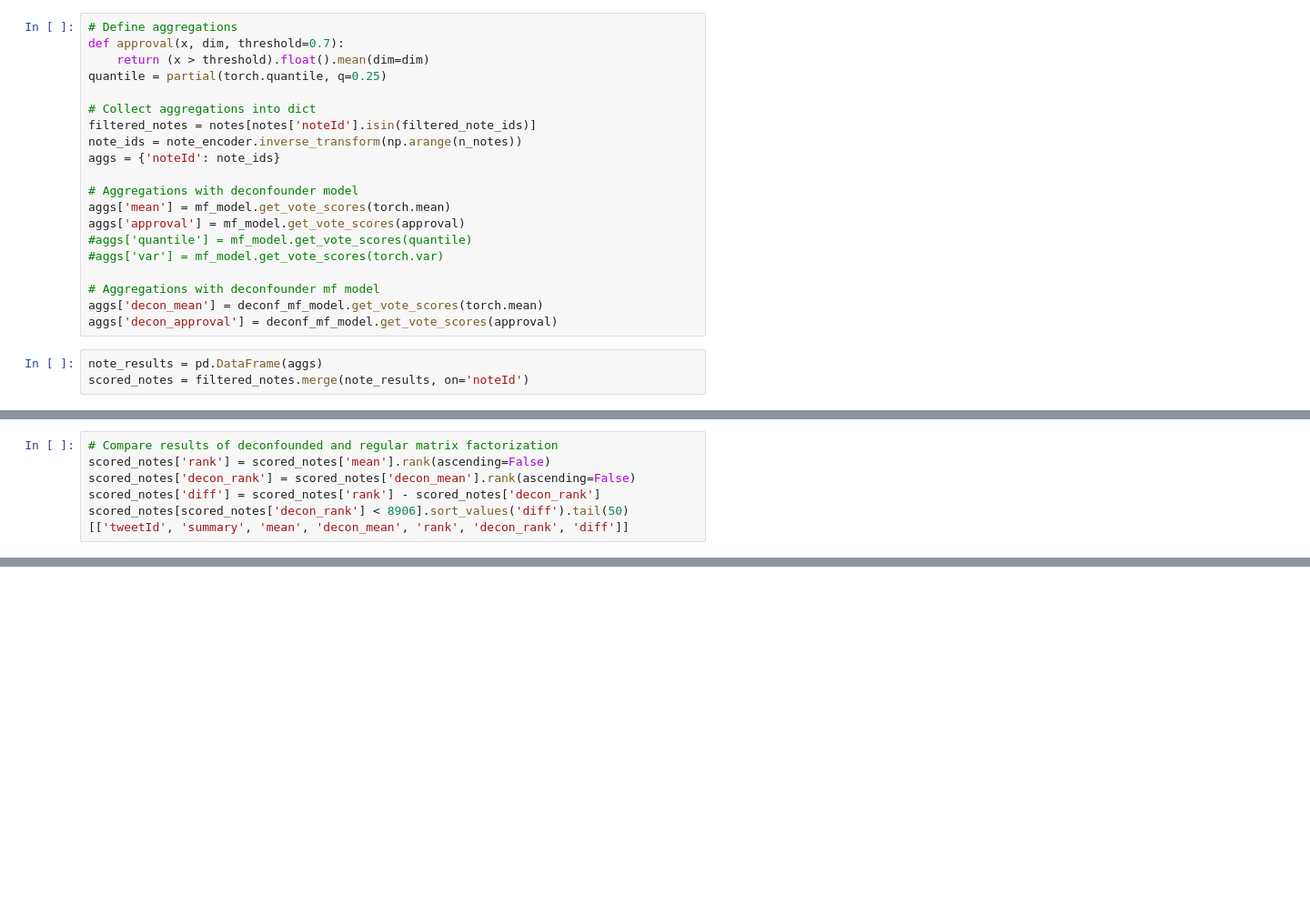
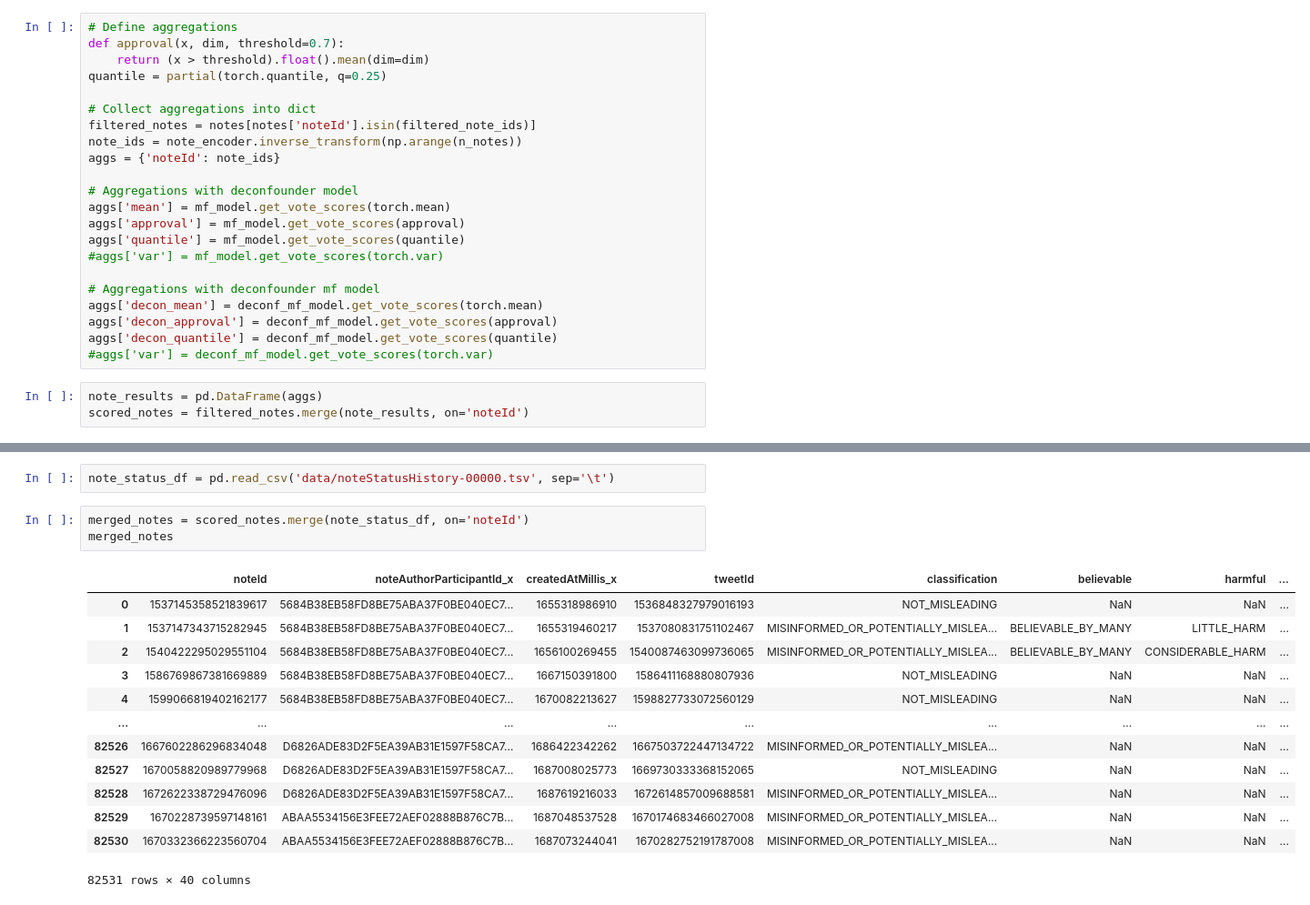
Before and after one commit to smilli/voting, a Jupyter notebook: community_notes.ipynb, the cells around one changed output, grey strips where cells are left out. Shown: that part at 91% size. Drawn from its saved outputs; the diff is of its cells as text; blank space fills up the shorter version.

Commit message:
Add eval that compares to existing algo

```diff
--- a/community_notes.ipynb
+++ b/community_notes.ipynb
@@ -169,12 +169,14 @@ aggs = {'noteId': note_ids}
 # Aggregations with deconfounder model
 aggs['mean'] = mf_model.get_vote_scores(torch.mean)
 aggs['approval'] = mf_model.get_vote_scores(approval)
-#aggs['quantile'] = mf_model.get_vote_scores(quantile)
+aggs['quantile'] = mf_model.get_vote_scores(quantile)
 #aggs['var'] = mf_model.get_vote_scores(torch.var)
 
 # Aggregations with deconfounder mf model
 aggs['decon_mean'] = deconf_mf_model.get_vote_scores(torch.mean)
 aggs['decon_approval'] = deconf_mf_model.get_vote_scores(approval)
+aggs['decon_quantile'] = deconf_mf_model.get_vote_scores(quantile)
+#aggs['var'] = deconf_mf_model.get_vote_scores(torch.var)
 # %%
 note_results = pd.DataFrame(aggs)
 scored_notes = filtered_notes.merge(note_results, on='noteId')
@@ -197,6 +198,0 @@ scored_notes
-# %%
-# Compare results of deconfounded and regular matrix factorization
-scored_notes['rank'] = scored_notes['mean'].rank(ascending=False)
-scored_notes['decon_rank'] = scored_notes['decon_mean'].rank(ascending=False)
-scored_notes['diff'] = scored_notes['rank'] - scored_notes['decon_rank']
-scored_notes[scored_notes['decon_rank'] < 8906].sort_values('diff').tail(50)[['tweetId', 'summary', 'mean', 'decon_mean', 'rank', 'decon_rank', 'diff']]
@@ -222,0 +204,19 @@ scored_notes.to_csv('scored_notes.csv', index=False)
+# %%
+note_status_df = pd.read_csv('data/noteStatusHistory-00000.tsv', sep='\t')
+# %%
+merged_notes = scored_notes.merge(note_status_df, on='noteId')
+merged_notes
+# %% [output]
+|  | noteId | noteAuthorParticipantId_x | createdAtMillis_x | tweetId | classification | believable | harmful | ... |
+| 0 | 1537145358521839617 | 5684B38EB58FD8BE75ABA37F0BE040EC7... | 1655318986910 | 1536848327979016193 | NOT_MISLEADING | NaN | NaN | ... |
+| 1 | 1537147343715282945 | 5684B38EB58FD8BE75ABA37F0BE040EC7... | 1655319460217 | 1537080831751102467 | MISINFORMED_OR_POTENTIALLY_MISLEA... | BELIEVABLE_BY_MANY | LITTLE_HARM | ... |
+| 2 | 1540422295029551104 | 5684B38EB58FD8BE75ABA37F0BE040EC7... | 1656100269455 | 1540087463099736065 | MISINFORMED_OR_POTENTIALLY_MISLEA... | BELIEVABLE_BY_MANY | CONSIDERABLE_HARM | ... |
+| 3 | 1586769867381669889 | 5684B38EB58FD8BE75ABA37F0BE040EC7... | 1667150391800 | 1586411168880807936 | NOT_MISLEADING | NaN | NaN | ... |
+| 4 | 1599066819402162177 | 5684B38EB58FD8BE75ABA37F0BE040EC7... | 1670082213627 | 1598827733072560129 | NOT_MISLEADING | NaN | NaN | ... |
+| ... | ... | ... | ... | ... | ... | ... | ... | ... |
+| 82526 | 1667602286296834048 | D6826ADE83D2F5EA39AB31E1597F58CA7... | 1686422342262 | 1667503722447134722 | MISINFORMED_OR_POTENTIALLY_MISLEA... | NaN | NaN | ... |
+| 82527 | 1670058820989779968 | D6826ADE83D2F5EA39AB31E1597F58CA7... | 1687008025773 | 1669730333368152065 | NOT_MISLEADING | NaN | NaN | ... |
+| 82528 | 1672622338729476096 | D6826ADE83D2F5EA39AB31E1597F58CA7... | 1687619216033 | 1672614857009688581 | MISINFORMED_OR_POTENTIALLY_MISLEA... | NaN | NaN | ... |
+| 82529 | 1670228739597148161 | ABAA5534156E3FEE72AEF02888B876C7B... | 1687048537528 | 1670174683466027008 | MISINFORMED_OR_POTENTIALLY_MISLEA... | NaN | NaN | ... |
+| 82530 | 1670332366223560704 | ABAA5534156E3FEE72AEF02888B876C7B... | 1687073244041 | 1670282752191787008 | MISINFORMED_OR_POTENTIALLY_MISLEA... | NaN | NaN | ... |
+82531 rows × 40 columns
```
Also changed, not shown: parts of 6 cells of this notebook.
